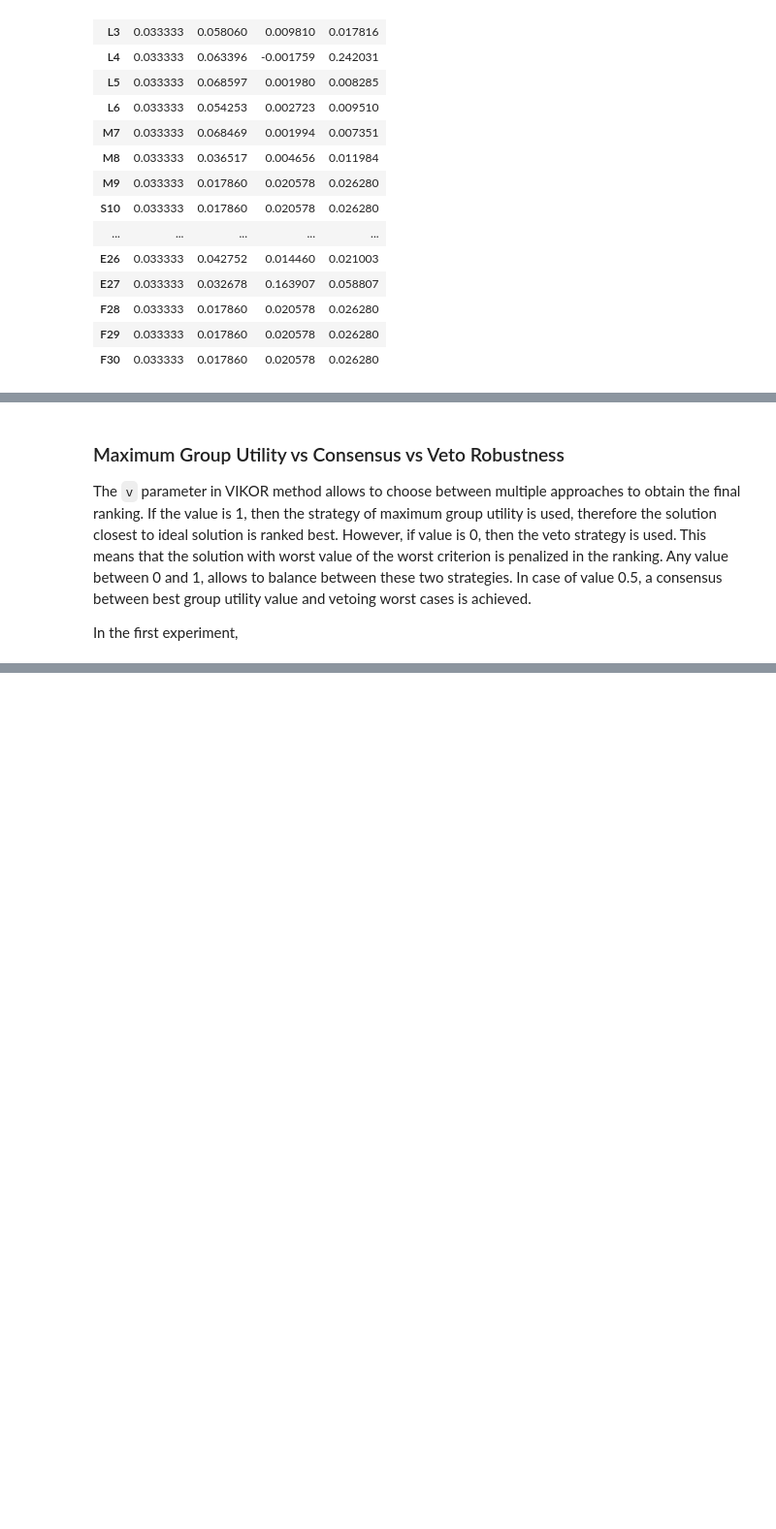
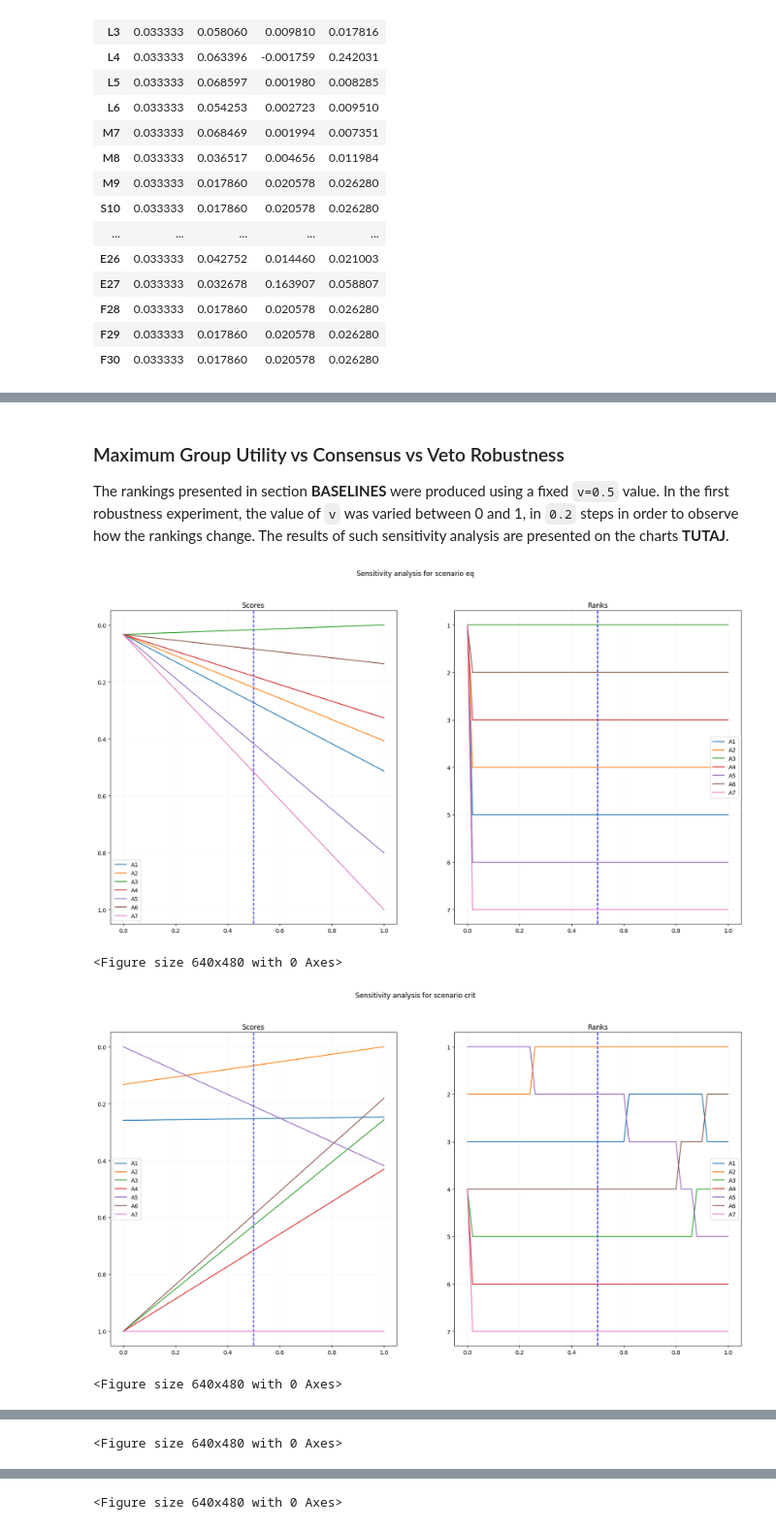
Before and after one commit to arturkarczmarczyk/vikorvanalysis, a Jupyter notebook: article.ipynb, the cells around one changed output, grey strips where cells are left out. Shown at 97% size. Drawn from its saved outputs; the diff is of its cells as text; code cells hidden in the pictures; blank space fills up the shorter version.

```diff
--- a/article.ipynb
+++ b/article.ipynb
@@ -81,5 +157,12 @@ pd.DataFrame(experiment.v_weights_scenarios, index=experiment.data.columns)
 # %% [markdown]
 ### Maximum Group Utility vs Consensus vs Veto Robustness
-The `v` parameter in VIKOR method allows to choose between multiple approaches to obtain the final ranking. If the value is 1, then the strategy of maximum group utility is used, therefore the solution closest to ideal solution is ranked best. However, if value is 0, then the veto strategy is used. This means that the solution with worst value of the worst criterion is penalized in the ranking. Any value between 0 and 1, allows to balance between these two strategies. In case of value 0.5, a consensus between best group utility value and vetoing worst cases is achieved.
 
-In the first experiment,
+
+The rankings presented in section **BASELINES** were produced using a fixed `v=0.5` value. In the first robustness experiment, the value of `v` was varied between 0 and 1, in `0.2` steps in order to observe how the rankings change. The results of such sensitivity analysis are presented on the charts **TUTAJ**.
+# %%
+experiment.sensitivity_analysis_v(path_template=None)
+# %% [output]
+[figure, added]
+<Figure size 640x480 with 0 Axes>
+[figure, added]
+<Figure size 640x480 with 0 Axes>
@@ -85,0 +170 @@ In the first experiment,
+<Figure size 640x480 with 0 Axes>
@@ -85,0 +172 @@ In the first experiment,
+<Figure size 640x480 with 0 Axes>
```
Also changed, not shown: parts of 23 cells of this notebook, 1 other file.
